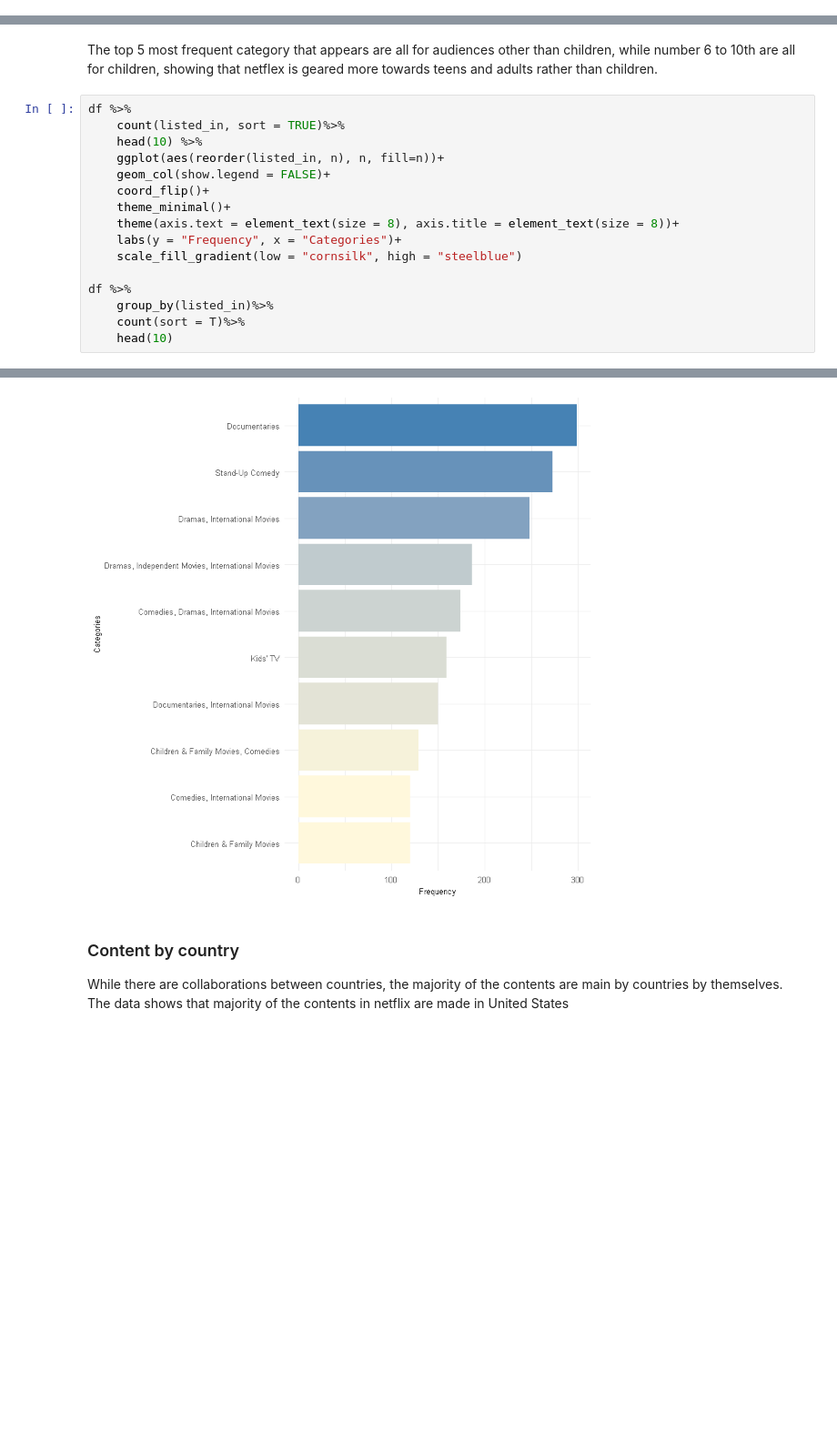
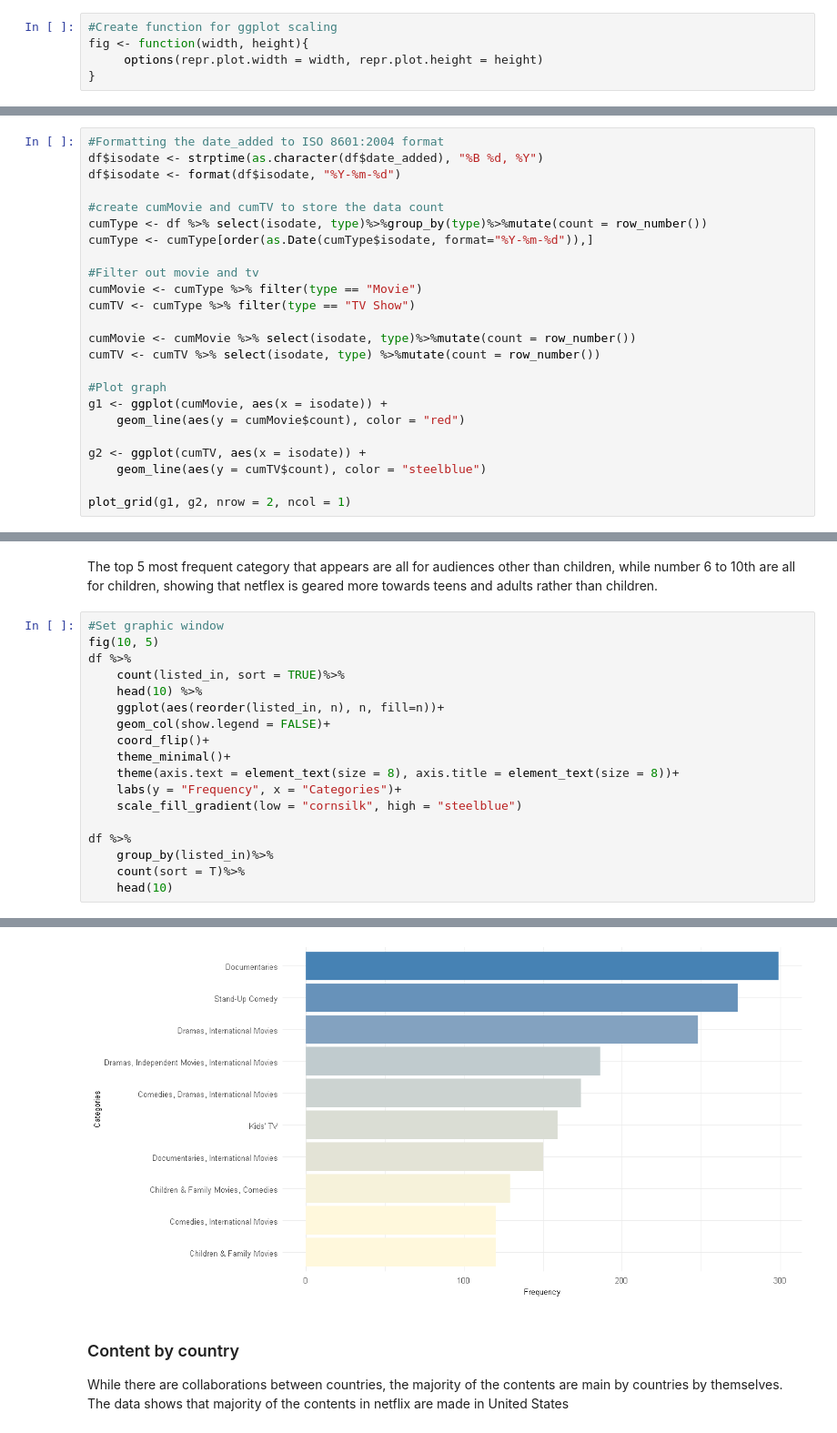
Before and after one commit to isaacshun/kaggle-projects, a Jupyter notebook: Exploratory Data Analysis (EDA) with Netflix Data.ipynb, the cells around one changed output, grey strips where cells are left out. Shown at 91% size. Drawn from its saved outputs; the diff is of its cells as text; blank space fills up the shorter version.

```diff
--- a/Exploratory Data Analysis (EDA) with Netflix Data.ipynb
+++ b/Exploratory Data Analysis (EDA) with Netflix Data.ipynb
@@ -31 +37,6 @@ cols(
+# %%
+#Create function for ggplot scaling
+fig <- function(width, height){
+     options(repr.plot.width = width, repr.plot.height = height)
+}
 # %% [markdown]
@@ -95,0 +107,24 @@ pie
+# %%
+#Formatting the date_added to ISO 8601:2004 format
+df$isodate <- strptime(as.character(df$date_added), "%B %d, %Y")
+df$isodate <- format(df$isodate, "%Y-%m-%d")
+
+#create cumMovie and cumTV to store the data count
+cumType <- df %>% select(isodate, type)%>%group_by(type)%>%mutate(count = row_number())
+cumType <- cumType[order(as.Date(cumType$isodate, format="%Y-%m-%d")),]
+
+#Filter out movie and tv
+cumMovie <- cumType %>% filter(type == "Movie")
+cumTV <- cumType %>% filter(type == "TV Show")
+
+cumMovie <- cumMovie %>% select(isodate, type)%>%mutate(count = row_number())
+cumTV <- cumTV %>% select(isodate, type) %>%mutate(count = row_number())
+
+#Plot graph
+g1 <- ggplot(cumMovie, aes(x = isodate)) +
+    geom_line(aes(y = cumMovie$count), color = "red")
+
+g2 <- ggplot(cumTV, aes(x = isodate)) +
+    geom_line(aes(y = cumTV$count), color = "steelblue")
+
+plot_grid(g1, g2, nrow = 2, ncol = 1)
@@ -98,34 +135,36 @@ pie
 # %% [markdown]
 The top 5 most frequent category that appears are all for audiences other than children, while number 6 to 10th are all for children, showing that netflex is geared more towards teens and adults rather than children.
 # %%
+#Set graphic window
+fig(10, 5)
 df %>%
     count(listed_in, sort = TRUE)%>%
     head(10) %>%
     ggplot(aes(reorder(listed_in, n), n, fill=n))+
     geom_col(show.legend = FALSE)+
     coord_flip()+
     theme_minimal()+
     theme(axis.text = element_text(size = 8), axis.title = element_text(size = 8))+
     labs(y = "Frequency", x = "Categories")+
     scale_fill_gradient(low = "cornsilk", high = "steelblue")
 
 df %>%
     group_by(listed_in)%>%
     count(sort = T)%>%
     head(10)
 # %% [output]
 | listed_in | n |
 | Documentaries | 299 |
 | Stand-Up Comedy | 273 |
 | Dramas, International Movies | 248 |
 | Dramas, Independent Movies, Inter... | 186 |
 | Comedies, Dramas, International M... | 174 |
 | Kids' TV | 159 |
 | Documentaries, International Movies | 150 |
 | Children & Family Movies, Comedies | 129 |
 | Children & Family Movies | 120 |
 | Comedies, International Movies | 120 |
-[figure, old version]
+[figure, new version]
 # %% [markdown]
 ### Content by country
 While there are collaborations between countries, the majority of the contents are main by countries by themselves. The data shows that majority of the contents in netflix are made in United States
```
Also changed, not shown: parts of 13 cells of this notebook.
